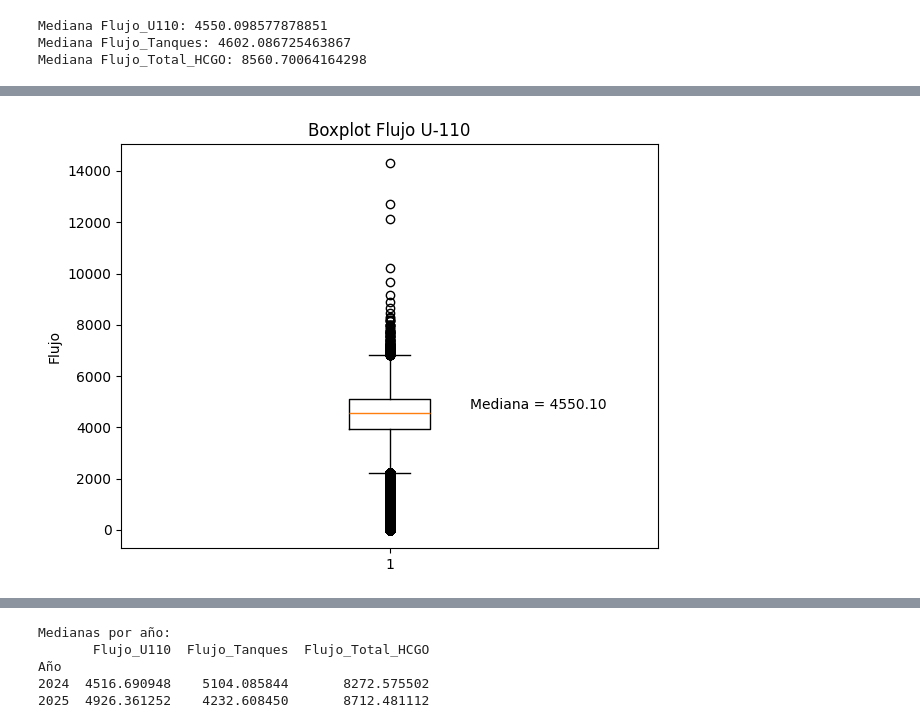
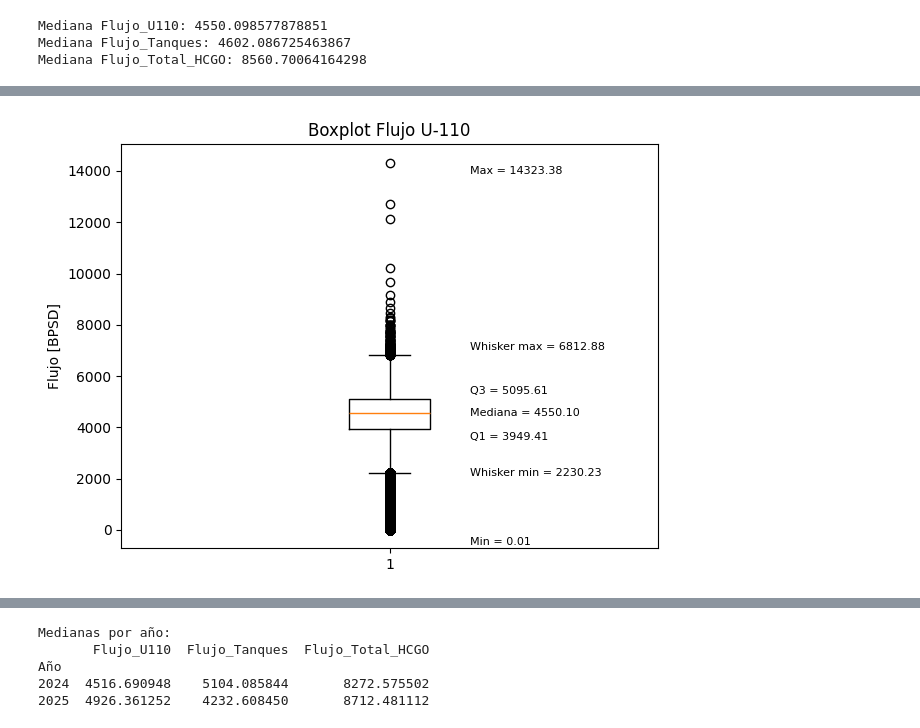
Before and after one commit to vbedoyaj21/OSBL, a Jupyter notebook: EDA_OSBL_HCGO.ipynb, the cells around one changed output, grey strips where cells are left out. Cells and saved outputs as stored; diff of their text form; code cells hidden in the pictures.

```diff
--- a/EDA_OSBL_HCGO.ipynb
+++ b/EDA_OSBL_HCGO.ipynb
@@ -136,21 +136,40 @@ plt.show()
-# %%
-data_U110 = df_merged["Flujo_U110"].dropna()
-
-plt.boxplot(data_U110, showfliers=True)
-
-ymin, ymax = plt.ylim()
-offset = (ymax - ymin) * 0.02
-
-plt.text(1.15, mediana_U110 + 0.02*(ymax - ymin),
-         f"Mediana = {mediana_U110:.2f}",
-         verticalalignment='center')
-
-plt.ylabel("Flujo")
-plt.title("Boxplot Flujo U-110")
-plt.tight_layout()
-plt.show()
-# %% [output]
-[figure, removed]
+# %%
+data_U110 = df_merged["Flujo_U110"].dropna()
+
+box = plt.boxplot(data_U110, showfliers=True)
+
+ymin, ymax = plt.ylim()
+offset = (ymax - ymin) * 0.02
+
+q1 = data_U110.quantile(0.25)
+q3 = data_U110.quantile(0.75)
+
+whiskers = box['whiskers']
+low_whisker = whiskers[0].get_ydata()[1] # extremo inferior
+high_whisker = whiskers[1].get_ydata()[1] # extremo superior
+
+min_val = data_U110.min()
+max_val = data_U110.max()
+
+plt.text(1.15, mediana_U110,
+         f"Mediana = {mediana_U110:.2f}",
+         verticalalignment='center', fontsize=8)
+
+plt.text(1.15, q1 - offset, f"Q1 = {q1:.2f}", verticalalignment='center', fontsize=8)
+plt.text(1.15, q3 + offset, f"Q3 = {q3:.2f}", verticalalignment='center', fontsize=8)
+
+plt.text(1.15, low_whisker, f"Whisker min = {low_whisker:.2f}", verticalalignment='center', fontsize=8)
+plt.text(1.15, high_whisker + offset, f"Whisker max = {high_whisker:.2f}", verticalalignment='center', fontsize=8)
+
+plt.text(1.15, min_val - 1.5*offset, f"Min = {min_val:.2f}", verticalalignment='center', fontsize=8)
+plt.text(1.15, max_val - offset, f"Max = {max_val:.2f}", verticalalignment='center', fontsize=8)
+
+plt.ylabel("Flujo [BPSD]")
+plt.title("Boxplot Flujo U-110")
+plt.tight_layout()
+plt.show()
+# %% [output]
+[figure, added]
 # %%
 # =========================
 # BLOQUE 5.2: Gráfico discontinuo Flujo Tanques
```
Also changed, not shown: parts of 7 cells of this notebook.
